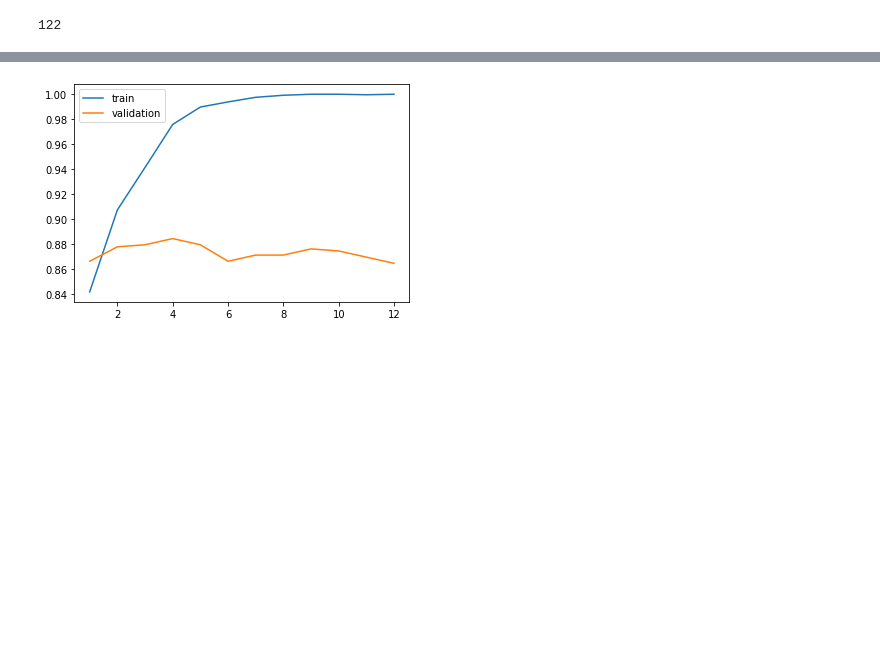
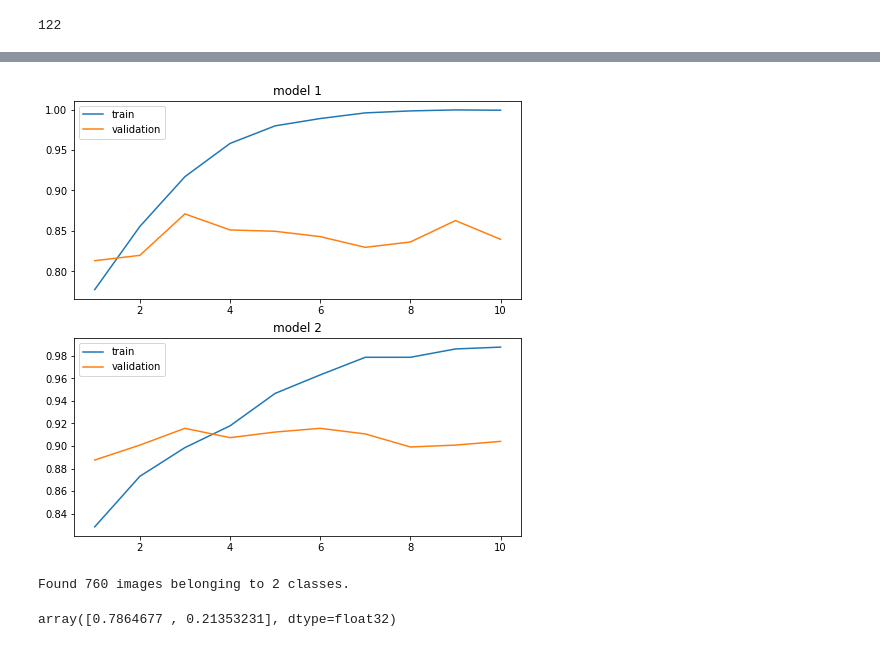
Before and after one commit to eotorresmolina/analytics_python_project, a Jupyter notebook: whats_burning.ipynb, the cells around one changed output, grey strips where cells are left out. Cells and saved outputs as stored; diff of their text form; code cells hidden in the pictures; blank space fills up the shorter version.

```diff
--- a/whats_burning.ipynb
+++ b/whats_burning.ipynb
@@ -456,5 +456,5 @@ _________________________________________________________________
 # %%
 # Entrenamos el modelo
 history1= model1.fit(train_generator, validation_data=validation_generator,
-                      steps_per_epoch=step_per_epoch_train, epochs=12)
+                      steps_per_epoch=step_per_epoch_train, epochs=10)
 # %% [output]
@@ -477,0 +481,24 @@ Epoch 12/12
+# %%
+# Ahora realizamos un 2do modelo usando la "Regularización"
+# con Dropout.
+# Misma cantidad de capas de CONV+POOL y misma cantidad de
+# neuronas en una única capa oculta.
+from keras.layers import Dense, Flatten, Dropout
+from keras.layers.convolutional import Conv2D, MaxPooling2D
+from keras.optimizers import Adam
+
+model2 = Sequential()
+
+model2.add(Conv2D(filters=8, kernel_size=(5,5), strides=1,
+                  padding='same', activation='relu',
+                  input_shape=in_shape))
+model2.add(MaxPooling2D(pool_size=2, strides=2, padding='valid'))
+model2.add(Flatten())
+model2.add(Dense(units=64, activation='relu'))
+model2.add(Dropout(rate=0.2))
+model2.add(Dense(units=out_shape, activation='softmax'))
+
+model2.compile(optimizer='Adam', loss='categorical_crossentropy',
+               metrics=['accuracy'])
+
+model2.summary()
@@ -477,0 +526,4 @@ Epoch 12/12
+# %%
+# Entrenamos el modelo
+history2= model2.fit(train_generator, validation_data=validation_generator,
+                      steps_per_epoch=step_per_epoch_train, epochs=10)
@@ -478,9 +551,37 @@ Epoch 12/12
 # %%
 # Gráficamos el accuracy de train y de validation en
 # función de las epocas
+fig1 = plt.figure(figsize=(8, 8))
+
+ax = fig1.add_subplot(2, 1, 1)
 epoch_count = range(1, len(history1.history['accuracy']) + 1)
 sns.lineplot(x=epoch_count,  y=history1.history['accuracy'], label='train')
 sns.lineplot(x=epoch_count,  y=history1.history['val_accuracy'], label='validation')
+plt.title('model 1')
+
+ax = fig1.add_subplot(2, 1, 2)
+epoch_count = range(1, len(history2.history['accuracy']) + 1)
+sns.lineplot(x=epoch_count,  y=history2.history['accuracy'], label='train')
+sns.lineplot(x=epoch_count,  y=history2.history['val_accuracy'], label='validation')
+plt.title('model 2')
+
 plt.show()
 # %% [output]
-[figure, old version]
+[figure, new version]
+# %%
+# Predecir los Datos:
+test_datagen = ImageDataGenerator(rescale=1./255)
+test_generator = test_datagen.flow_from_directory(
+    directory=test_dir,
+    target_size=(150, 150),
+    batch_size=10,
+    class_mode=None,
+    shuffle=False
+)
+# %% [output]
+Found 760 images belonging to 2 classes.
+# %%
+y_hat_prob_1 = model1.predict(test_generator)
+y_hat_prob_1[0]
+# %% [output]
+array([0.7864677 , 0.21353231], dtype=float32)
```
Also changed, not shown: parts of 20 cells of this notebook.
